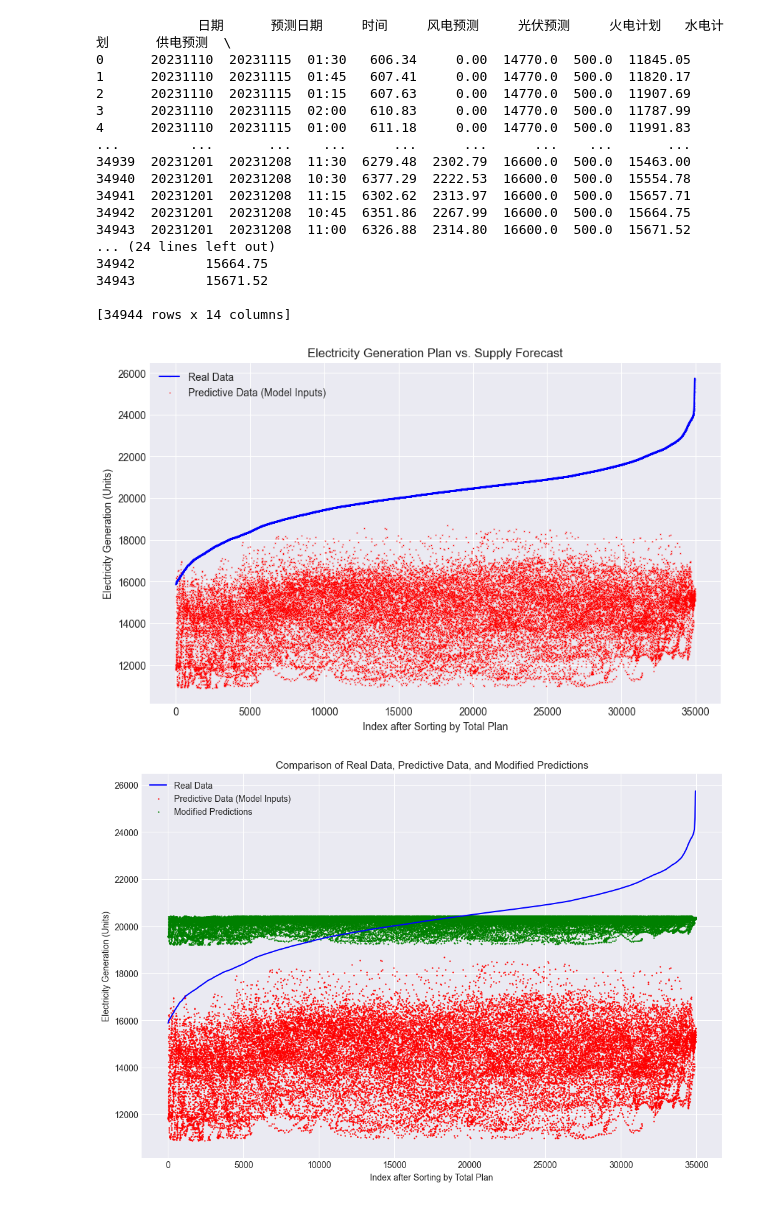
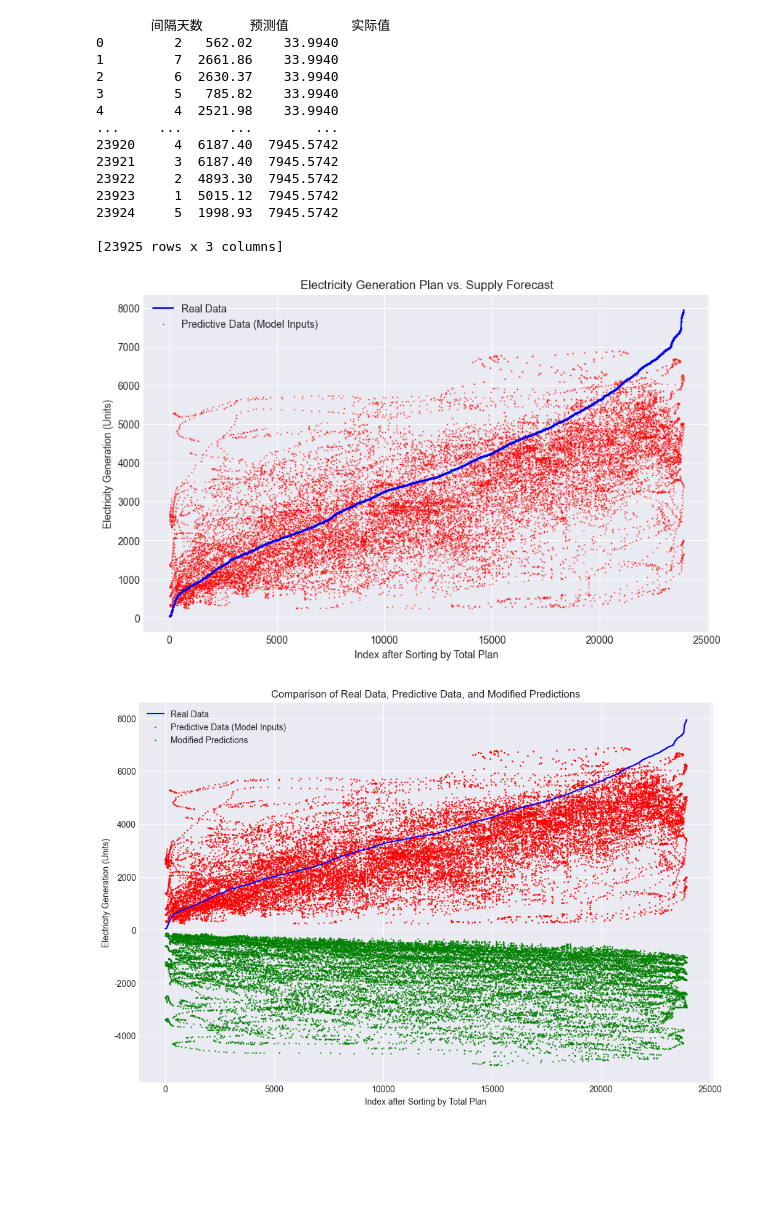
Before and after one commit to mcxiaoxiao/T-MPC, a Jupyter notebook: demo_fydyc.ipynb, the cells around one changed output. Cells and saved outputs as stored; diff of their text form; code cells hidden in the pictures; blank space fills up the shorter version.

```diff
--- a/demo_fydyc.ipynb
+++ b/demo_fydyc.ipynb
@@ -40,20 +37,14 @@ csv_file='fydyc/fydyc_real.csv'
 dataset = FydycDataset(csv_file)
 data = pd.read_csv(csv_file)
 # %%
-
-
-# 计算 "风电预测"、"光伏预测"、"火电计划" 和 "水电计划" 的和
-data['total_plan'] = data.apply(lambda row: row['风电预测'] + row['光伏预测'] + row['火电计划'] + row['水电计划'], axis=1)
-
-# 提取 "供电预测" 字段
-supply_forecast = data['供电预测']
-data['supply_forecast'] = supply_forecast
-
 # 按 'total_plan' 进行排序
-data_sorted = data.sort_values(by='total_plan').reset_index(drop=True)
+data_sorted = data.sort_values(by='实际值').reset_index(drop=True)
 print(data_sorted)
 
-
+# 设置matplotlib配置参数以支持中文显示
+plt.rcParams['font.family'] = ['Arial Unicode MS']  # MacOS系统可用
+# plt.rcParams['font.family'] = ['SimHei']  # Windows系统可用
+plt.rcParams['axes.unicode_minus'] = False  # 正确显示负号
 # 设置绘图风格
 plt.style.use('seaborn-darkgrid')
 
@@ -61,10 +52,10 @@ plt.style.use('seaborn-darkgrid')
 plt.figure(figsize=(10, 6))
 
 # 绘制 'total_plan' 作为发电量
-plt.plot(data_sorted.index, data_sorted['total_plan'], label='Real Data', color='blue', marker='o', linestyle='-', markersize=0.1)
+plt.plot(data_sorted.index, data_sorted['实际值'], label='Real Data', color='blue', marker='o', linestyle='-', markersize=0.1)
 
 # 使用点图绘制 '供电预测' 作为发电量
-plt.scatter(data_sorted.index, data_sorted['supply_forecast'], label='Predictive Data (Model Inputs)', color='red', marker='x', s=0.1)  # s 控制点的大小
+plt.scatter(data_sorted.index, data_sorted['预测值'], label='Predictive Data (Model Inputs)', color='red', marker='x', s=0.1)  # s 控制点的大小
 
 # 添加图例
 plt.legend()
@@ -77,24 +68,21 @@ plt.ylabel("Electricity Generation (Units)")
 # 显示图形
 plt.show()
 # %% [output]
-             日期      预测日期     时间     风电预测     光伏预测     火电计划   水电计划      供电预测  \
-0      20231110  20231115  01:30   606.34     0.00  14770.0  500.0  11845.05
-1      20231110  20231115  01:45   607.41     0.00  14770.0  500.0  11820.17
-2      20231110  20231115  01:15   607.63     0.00  14770.0  500.0  11907.69
-3      20231110  20231115  02:00   610.83     0.00  14770.0  500.0  11787.99
-4      20231110  20231115  01:00   611.18     0.00  14770.0  500.0  11991.83
-...         ...       ...    ...      ...      ...      ...    ...       ...
-34939  20231201  20231208  11:30  6279.48  2302.79  16600.0  500.0  15463.00
-34940  20231201  20231208  10:30  6377.29  2222.53  16600.0  500.0  15554.78
-34941  20231201  20231208  11:15  6302.62  2313.97  16600.0  500.0  15657.71
-34942  20231201  20231208  10:45  6351.86  2267.99  16600.0  500.0  15664.75
-34943  20231201  20231208  11:00  6326.88  2314.80  16600.0  500.0  15671.52
-... (24 lines left out)
-34942         15664.75
-34943         15671.52
+       间隔天数      预测值        实际值
+0         2   562.02    33.9940
+1         7  2661.86    33.9940
+2         6  2630.37    33.9940
+3         5   785.82    33.9940
+4         4  2521.98    33.9940
+...     ...      ...        ...
+23920     4  6187.40  7945.5742
+23921     3  6187.40  7945.5742
+23922     2  4893.30  7945.5742
+23923     1  5015.12  7945.5742
+23924     5  1998.93  7945.5742
 
-[34944 rows x 14 columns]
+[23925 rows x 3 columns]
-[figure, old version]
+[figure, new version]
 # %%
 import torch
 import pandas as pd
@@ -106,10 +94,11 @@ from sklearn.metrics import mean_squared_error
 # 初始化一个列表来存储预测值
 predicted_values = []
 
-# 遍历 '供电预测' 中的每个值
-for value in data_sorted['supply_forecast']:
+for index, row in data_sorted.iterrows():
+    value1 = row['预测值']
+    value2 = row['间隔天数']
     # 将当前值标准化
-    normalized_value = dataset.scaler_features.transform([[value]])
+    normalized_value = dataset.scaler_features.transform([[value1,value2]])
     input_tensor = torch.from_numpy(normalized_value).float()
     input_tensor = input_tensor.view(1, -1)  # 确保其形状与模型输入的形状相匹配
 
@@ -129,36 +118,36 @@ predicted_values = pd.Series(predicted_values)
 
 # 将预测值添加到排序后的DataFrame中
 data_sorted['Modified_Predictions'] = predicted_values.values
 
 # 现在，data_sorted已经包含了"Modified Predictions"字段，接下来可以绘图来比较实际数据、预测数据和修正后的预测数据
 
 # 设置绘图风格
 plt.style.use('seaborn-darkgrid')
 
 # 创建一个新的图形
 plt.figure(figsize=(12, 8))
 
 # 绘制 'total_plan' 作为实际发电量
-plt.plot(data_sorted.index, data_sorted['total_plan'], label='Real Data', color='blue', linestyle='-')
+plt.plot(data_sorted.index, data_sorted['实际值'], label='Real Data', color='blue', linestyle='-')
 
 # 绘制 '供电预测' 作为预测发电量
-plt.scatter(data_sorted.index, data_sorted['supply_forecast'], label='Predictive Data (Model Inputs)', color='red', s=0.5)
+plt.scatter(data_sorted.index, data_sorted['预测值'], label='Predictive Data (Model Inputs)', color='red', s=0.5)
 
 # 绘制修正后的预测值
 plt.scatter(data_sorted.index, data_sorted['Modified_Predictions'], label='Modified Predictions', color='green', s=0.5)
 
 # 添加图例
 plt.legend()
 
 # 添加标题和坐标轴标签
 plt.title("Comparison of Real Data, Predictive Data, and Modified Predictions")
 plt.xlabel("Index after Sorting by Total Plan")
 plt.ylabel("Electricity Generation (Units)")
 
 # 显示图形
 plt.show()
 # %% [output]
-[figure, old version]
+[figure, new version]
 # %%
 import torch
 import pandas as pd
```
Also changed, not shown: parts of 3 cells of this notebook, 5 other files.
